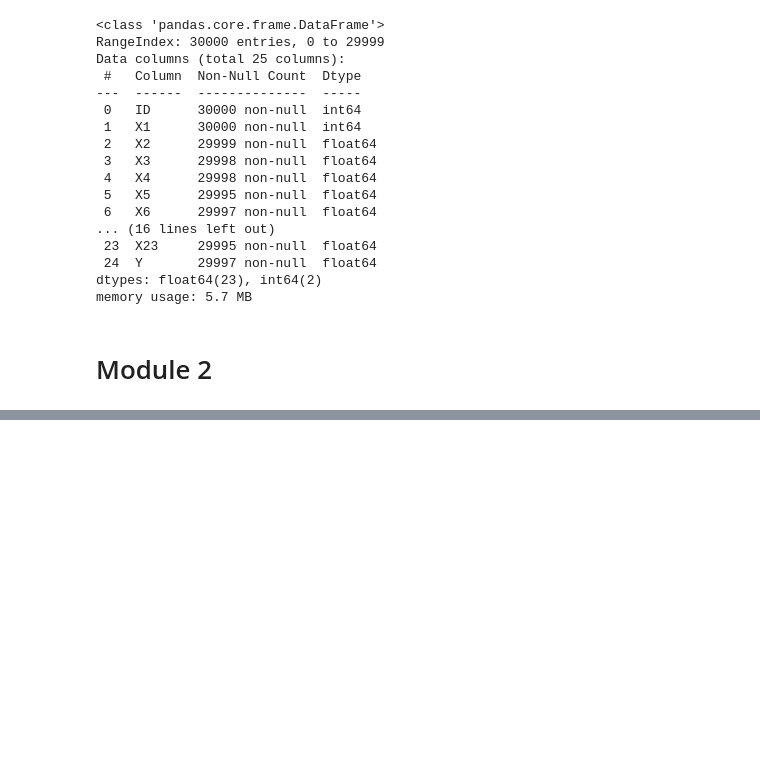
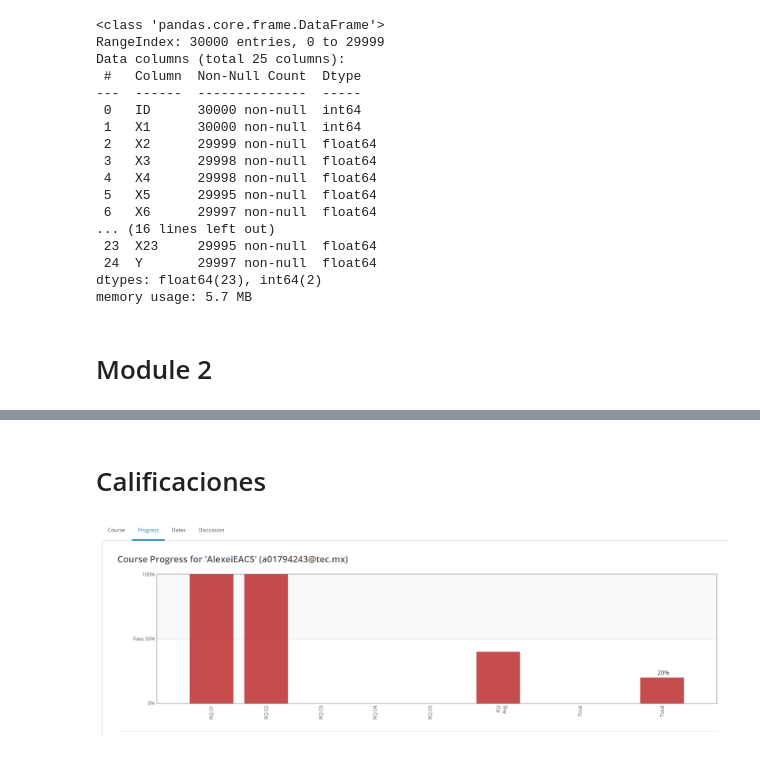
Before and after one commit to PosgradoMNA/actividades-de-aprendizaje-AlexeiEACS, a Jupyter notebook: Data Analysis with Python.ipynb, the cells around one changed output, grey strips where cells are left out. Saved outputs shown, nothing was run; the diff lists cells and outputs as text; code cells hidden in the pictures; blank space fills up the shorter version.

```diff
--- a/Data Analysis with Python.ipynb
+++ b/Data Analysis with Python.ipynb
@@ -132,0 +199,7 @@ memory usage: 5.7 MB
+# %% [markdown]
+# Calificaciones
+# %%
+from IPython import display
+display.Image("photos/module2_grade.png")
+# %% [output]
+[figure, added]
```
Also changed, not shown: parts of 18 cells of this notebook.
